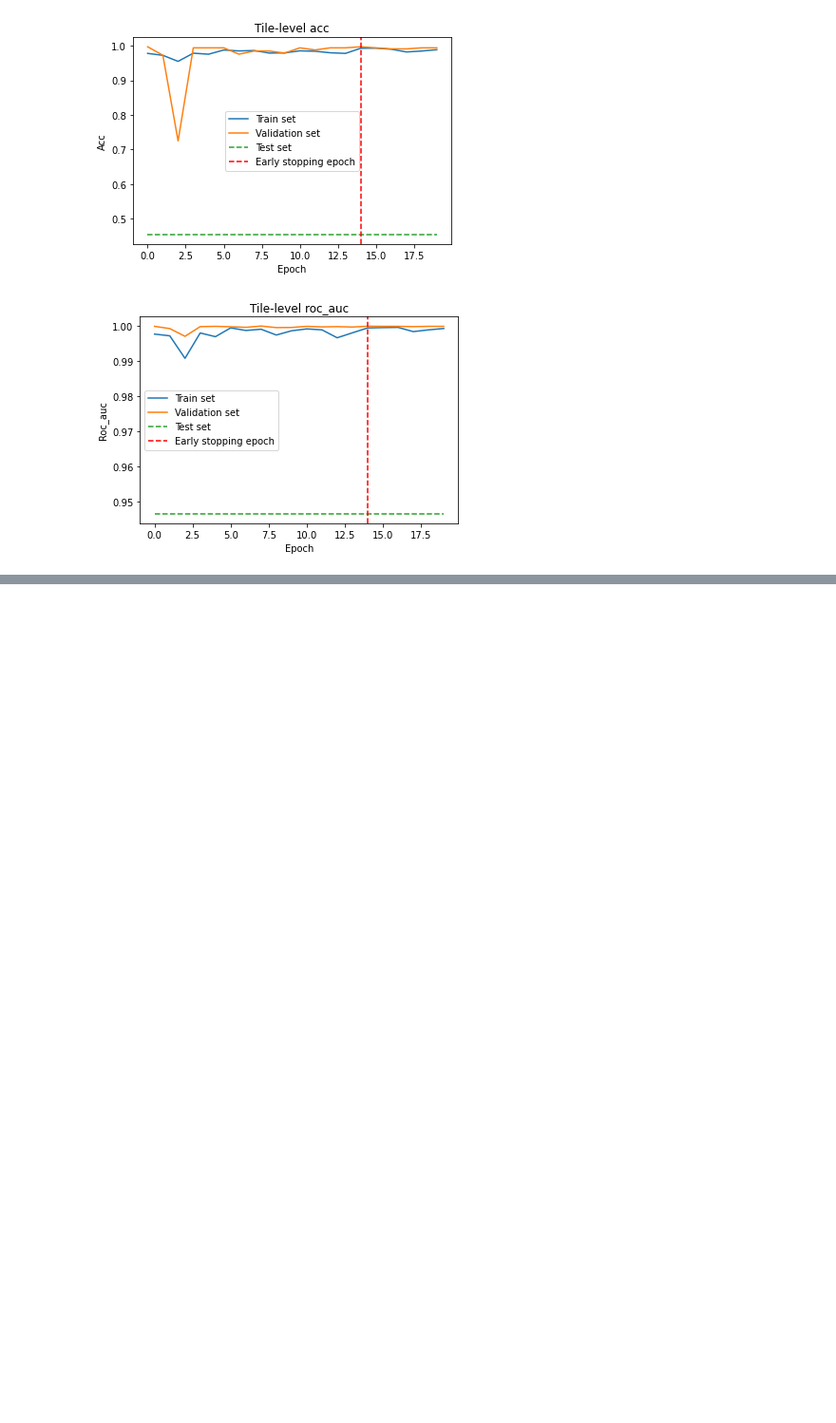
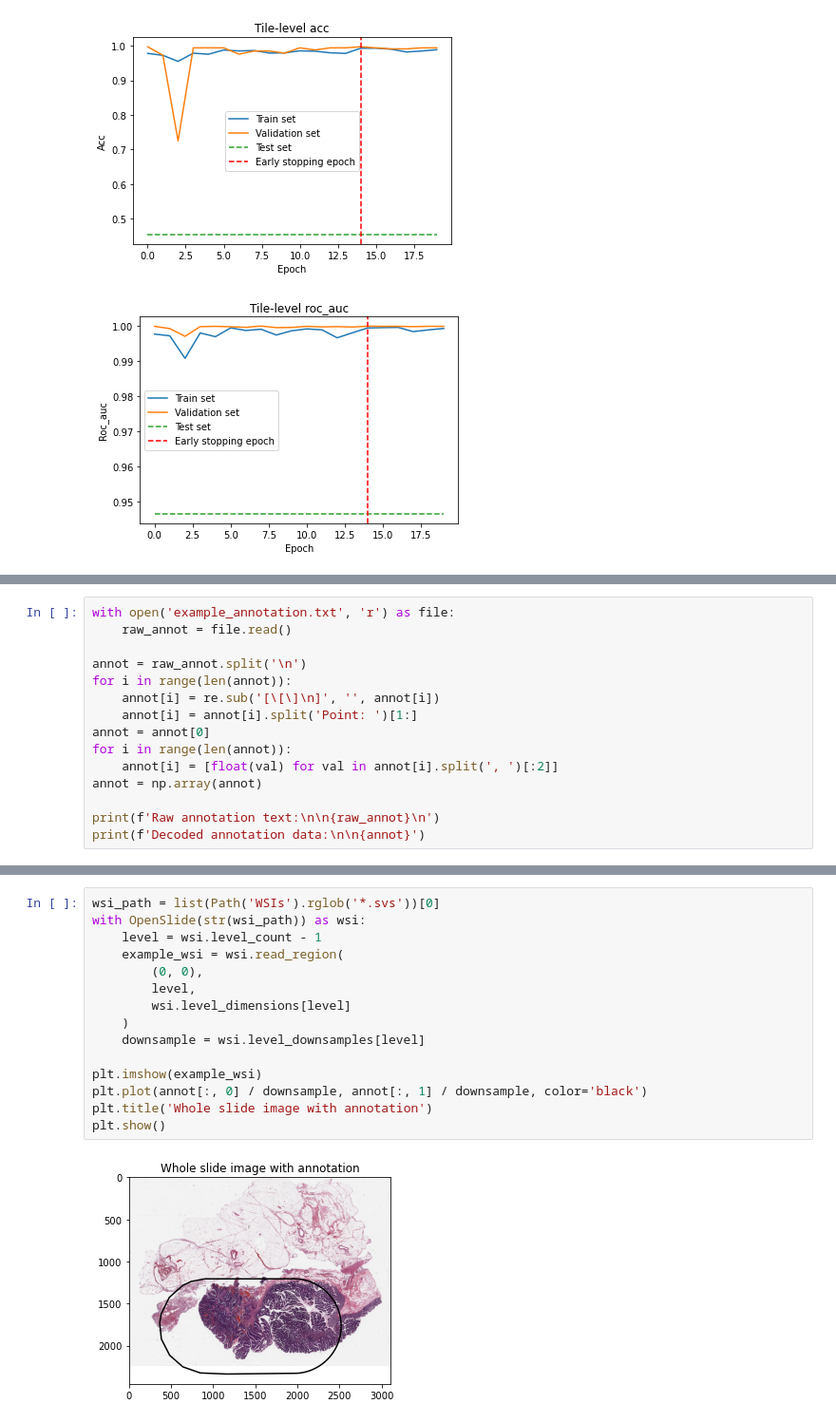
Before and after one commit to IsaiahPressman/Deep_learning_WSI_tutorial, a Jupyter notebook: Deep_learning_WSI_tutorial.ipynb, the cells around one changed output, grey strips where cells are left out. Shown at 95% size. Saved outputs shown, nothing was run; the diff lists cells and outputs as text; blank space fills up the shorter version.

Commit message:
Added example annotation file

```diff
--- a/Deep_learning_WSI_tutorial.ipynb
+++ b/Deep_learning_WSI_tutorial.ipynb
@@ -737,2 +732,17 @@ Finally, if training is taking too long, one might consider:
 
 TODO
+# %%
+with open('example_annotation.txt', 'r') as file:
+    raw_annot = file.read()
+
+annot = raw_annot.split('\n')
+for i in range(len(annot)):
+    annot[i] = re.sub('[\[\]\n]', '', annot[i])
+    annot[i] = annot[i].split('Point: ')[1:]
+annot = annot[0]
+for i in range(len(annot)):
+    annot[i] = [float(val) for val in annot[i].split(', ')[:2]]
+annot = np.array(annot)
+
+print(f'Raw annotation text:\n\n{raw_annot}\n')
+print(f'Decoded annotation data:\n\n{annot}')
@@ -738,0 +767,17 @@ TODO
+# %%
+wsi_path = list(Path('WSIs').rglob('*.svs'))[0]
+with OpenSlide(str(wsi_path)) as wsi:
+    level = wsi.level_count - 1
+    example_wsi = wsi.read_region(
+        (0, 0),
+        level,
+        wsi.level_dimensions[level]
+    )
+    downsample = wsi.level_downsamples[level]
+
+plt.imshow(example_wsi)
+plt.plot(annot[:, 0] / downsample, annot[:, 1] / downsample, color='black')
+plt.title('Whole slide image with annotation')
+plt.show()
+# %% [output]
+[figure, added]
```
Also changed, not shown: parts of 6 cells of this notebook, 1 other file.
